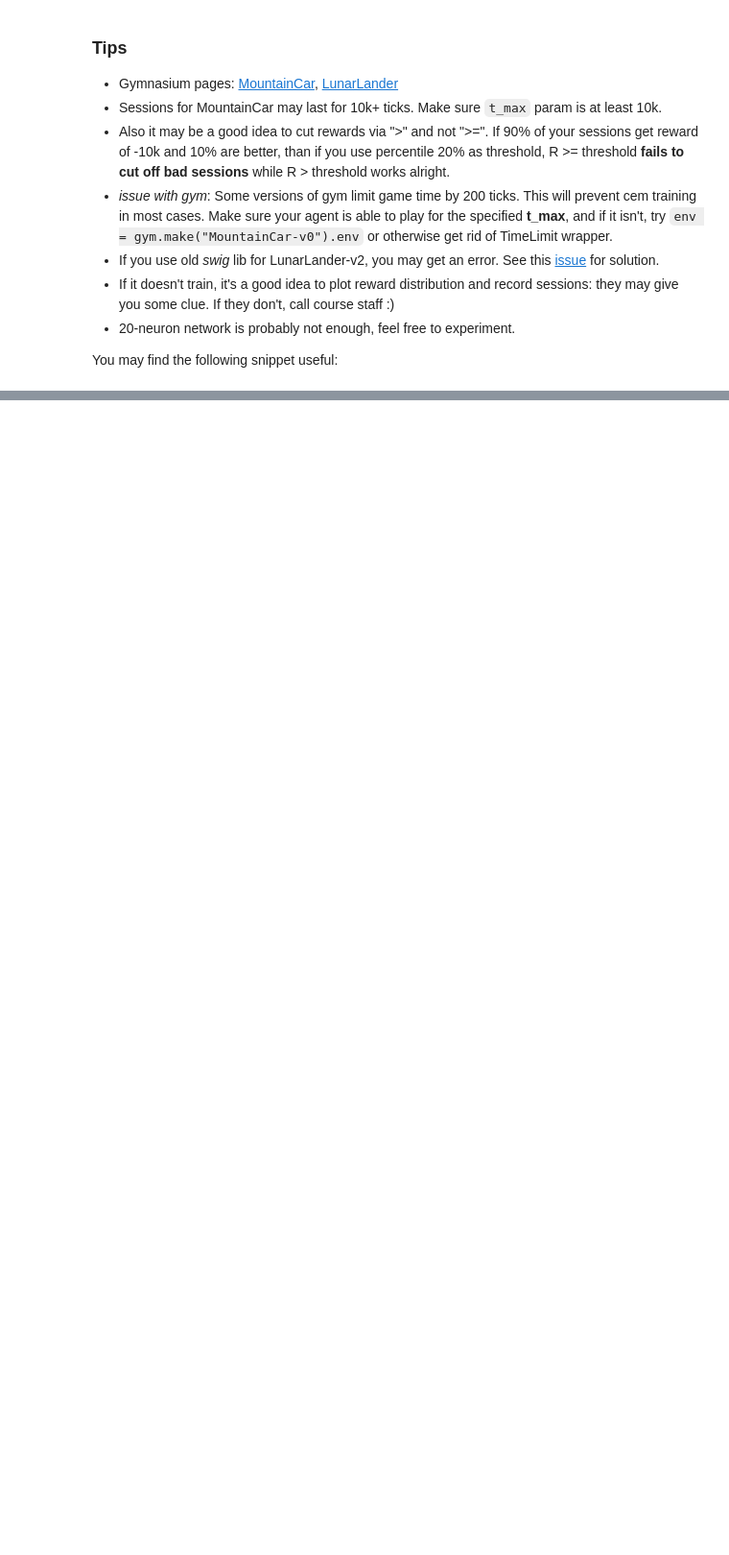
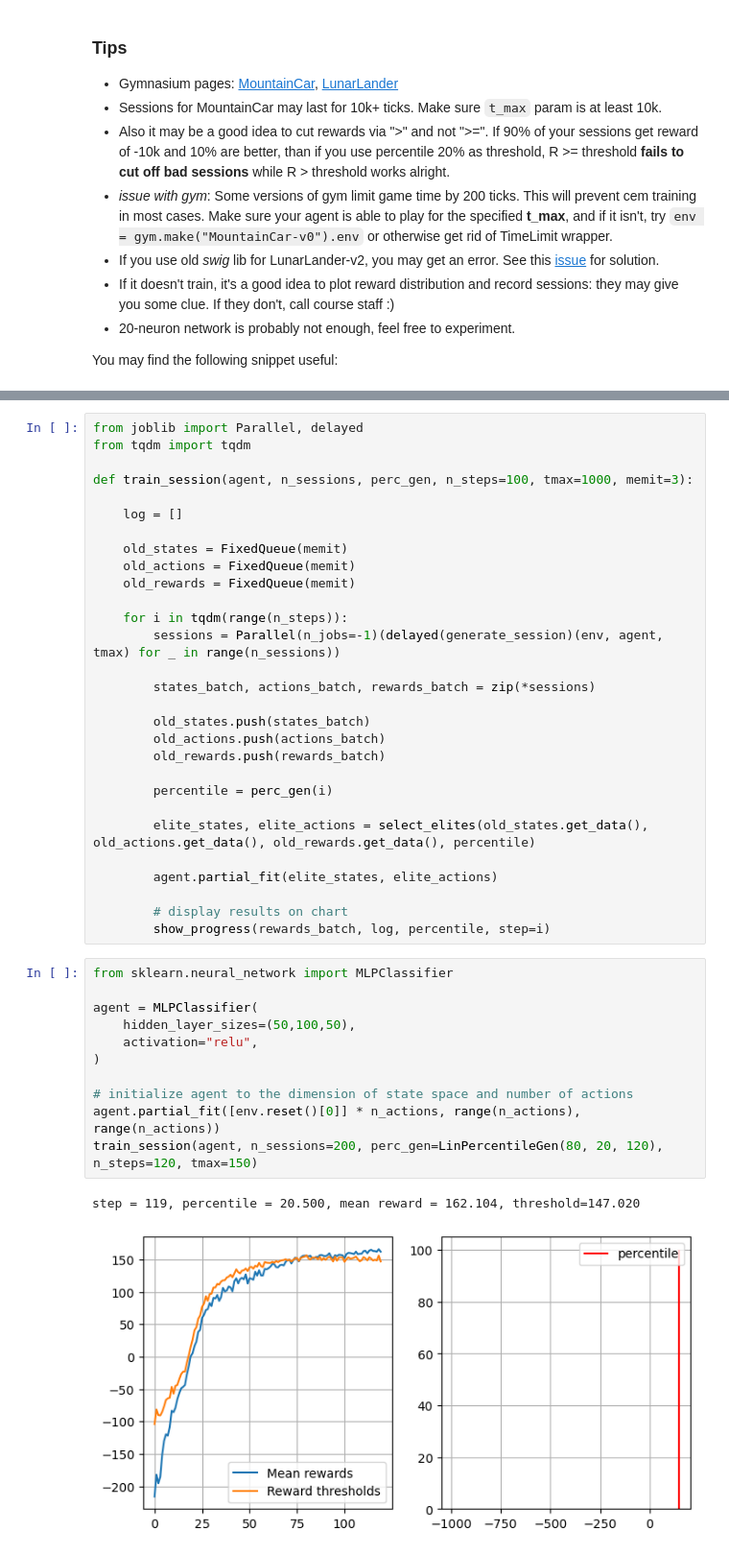
Before and after one commit to Arkadiy-Vladimirov/Practical_RL, a Jupyter notebook: week01_intro/deep_crossentropy_method.ipynb, the cells around one changed output, grey strips where cells are left out. Shown at 96% size. Saved outputs shown, nothing was run; the diff lists cells and outputs as text; blank space fills up the shorter version.

```diff
--- a/week01_intro/deep_crossentropy_method.ipynb
+++ b/week01_intro/deep_crossentropy_method.ipynb
@@ -331,0 +385,43 @@ You may find the following snippet useful:
+# %%
+from joblib import Parallel, delayed
+from tqdm import tqdm
+
+def train_session(agent, n_sessions, perc_gen, n_steps=100, tmax=1000, memit=3):
+
+    log = []
+
+    old_states = FixedQueue(memit)
+    old_actions = FixedQueue(memit)
+    old_rewards = FixedQueue(memit)
+
+    for i in tqdm(range(n_steps)):
+        sessions = Parallel(n_jobs=-1)(delayed(generate_session)(env, agent, tmax) for _ in range(n_sessions))
+
+        states_batch, actions_batch, rewards_batch = zip(*sessions)
+
+        old_states.push(states_batch)
+        old_actions.push(actions_batch)
+        old_rewards.push(rewards_batch)
+
+        percentile = perc_gen(i)
+
+        elite_states, elite_actions = select_elites(old_states.get_data(), old_actions.get_data(), old_rewards.get_data(), percentile)
+
+        agent.partial_fit(elite_states, elite_actions)
+
+        # display results on chart
+        show_progress(rewards_batch, log, percentile, step=i)
+# %%
+from sklearn.neural_network import MLPClassifier
+
+agent = MLPClassifier(
+    hidden_layer_sizes=(50,100,50),
+    activation="relu",
+)
+
+# initialize agent to the dimension of state space and number of actions
+agent.partial_fit([env.reset()[0]] * n_actions, range(n_actions), range(n_actions))
+train_session(agent, n_sessions=200, perc_gen=LinPercentileGen(80, 20, 120), n_steps=120, tmax=150)
+# %% [output]
+step = 119, percentile = 20.500, mean reward = 162.104, threshold=147.020
+[figure, added]
```
Also changed, not shown: parts of 14 cells of this notebook.
